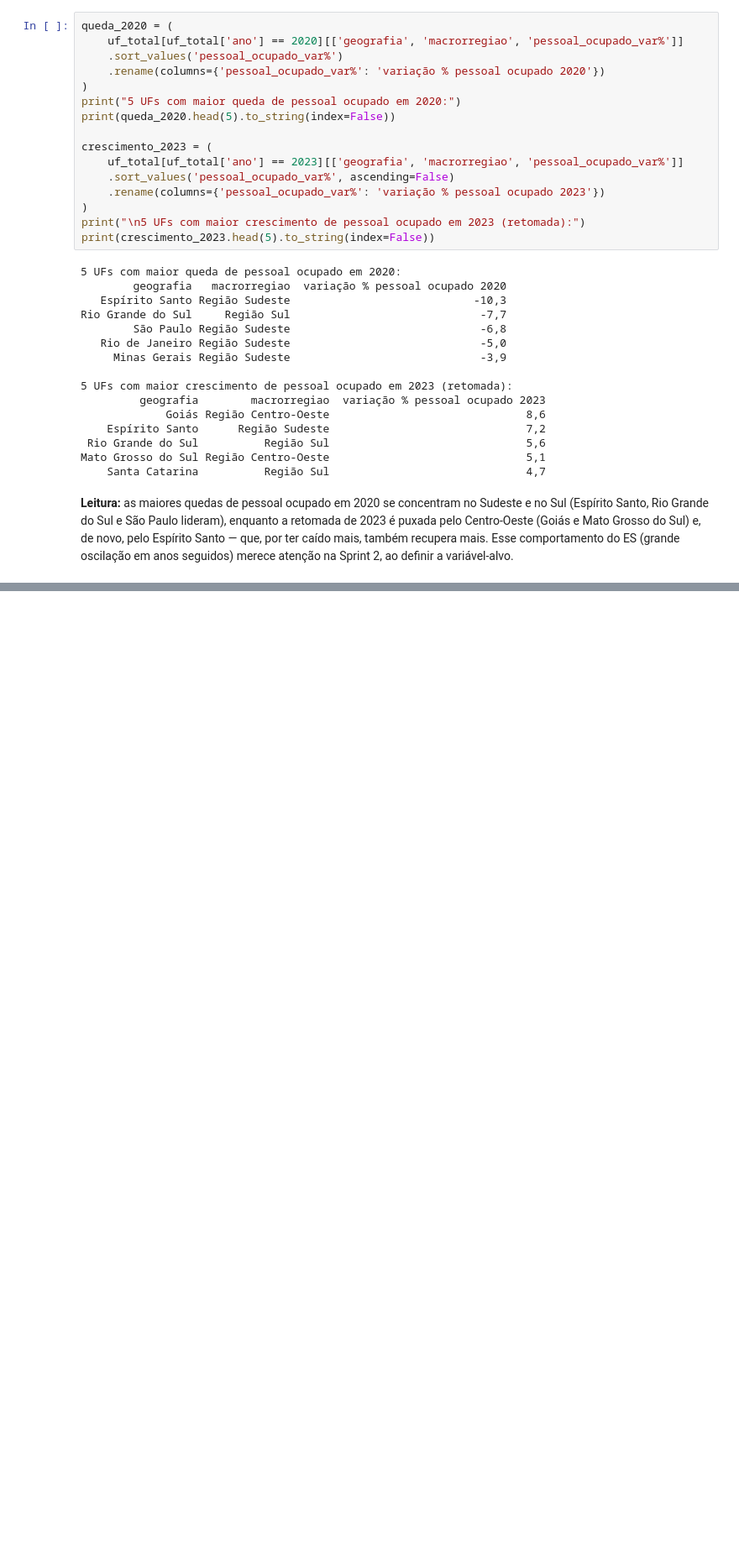
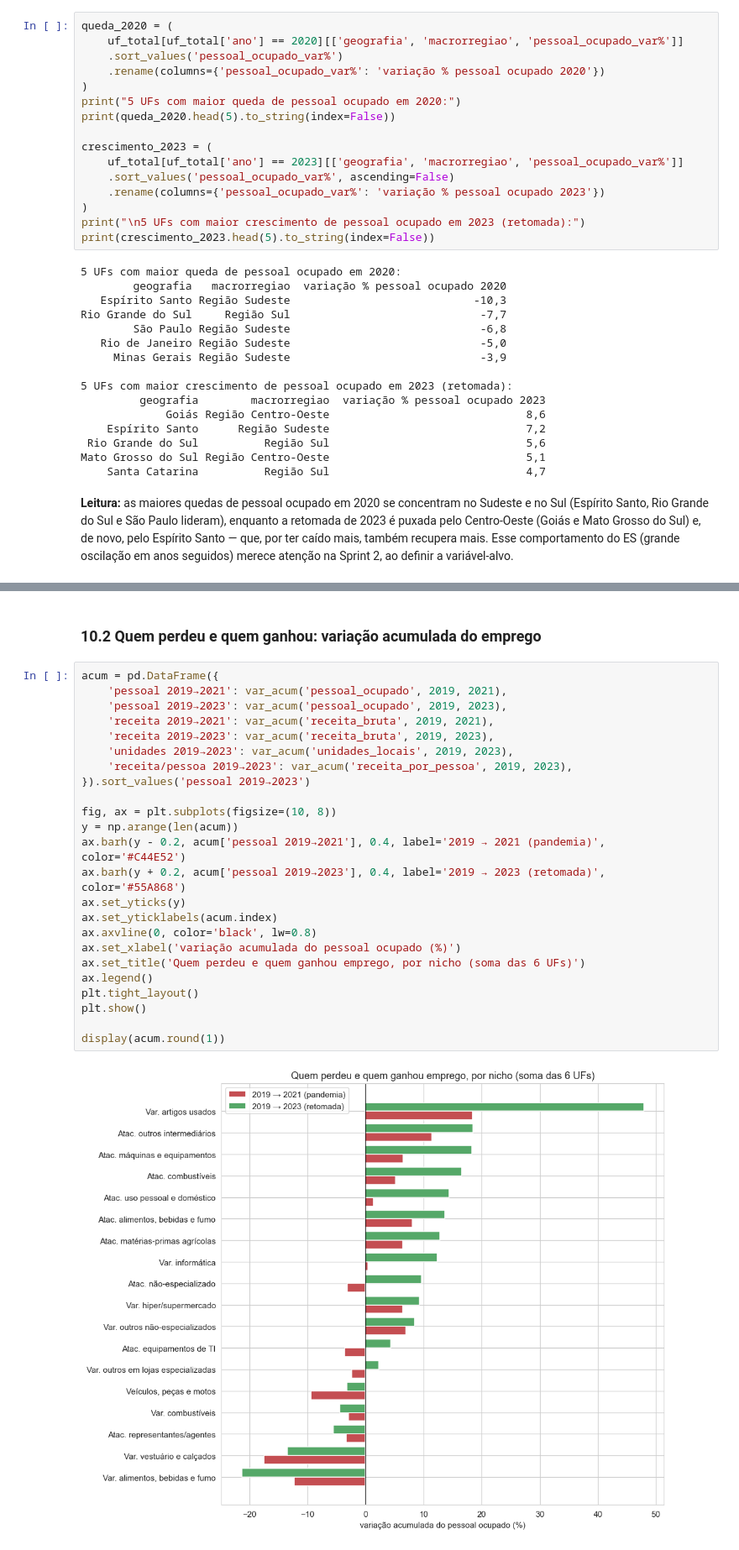
Before and after one commit to NicolasSimoes/cienciasdedados, a Jupyter notebook: cienciadados/Sprint1.ipynb, the cells around one changed output, grey strips where cells are left out. Shown at 84% size. Drawn from its saved outputs; the diff is of its cells as text; blank space fills up the shorter version.

```diff
--- a/cienciadados/Sprint1.ipynb
+++ b/cienciadados/Sprint1.ipynb
@@ -508,0 +552,28 @@ Mato Grosso do Sul Região Centro-Oeste                              5,1
+# %% [markdown]
+### 10.2 Quem perdeu e quem ganhou: variação acumulada do emprego
+# %%
+acum = pd.DataFrame({
+    'pessoal 2019→2021': var_acum('pessoal_ocupado', 2019, 2021),
+    'pessoal 2019→2023': var_acum('pessoal_ocupado', 2019, 2023),
+    'receita 2019→2021': var_acum('receita_bruta', 2019, 2021),
+    'receita 2019→2023': var_acum('receita_bruta', 2019, 2023),
+    'unidades 2019→2023': var_acum('unidades_locais', 2019, 2023),
+    'receita/pessoa 2019→2023': var_acum('receita_por_pessoa', 2019, 2023),
+}).sort_values('pessoal 2019→2023')
+
+fig, ax = plt.subplots(figsize=(10, 8))
+y = np.arange(len(acum))
+ax.barh(y - 0.2, acum['pessoal 2019→2021'], 0.4, label='2019 → 2021 (pandemia)', color='#C44E52')
+ax.barh(y + 0.2, acum['pessoal 2019→2023'], 0.4, label='2019 → 2023 (retomada)', color='#55A868')
+ax.set_yticks(y)
+ax.set_yticklabels(acum.index)
+ax.axvline(0, color='black', lw=0.8)
+ax.set_xlabel('variação acumulada do pessoal ocupado (%)')
+ax.set_title('Quem perdeu e quem ganhou emprego, por nicho (soma das 6 UFs)')
+ax.legend()
+plt.tight_layout()
+plt.show()
+
+display(acum.round(1))
+# %% [output]
+[figure, added]
```
Also changed, not shown: parts of 18 cells of this notebook, 1 other file.
